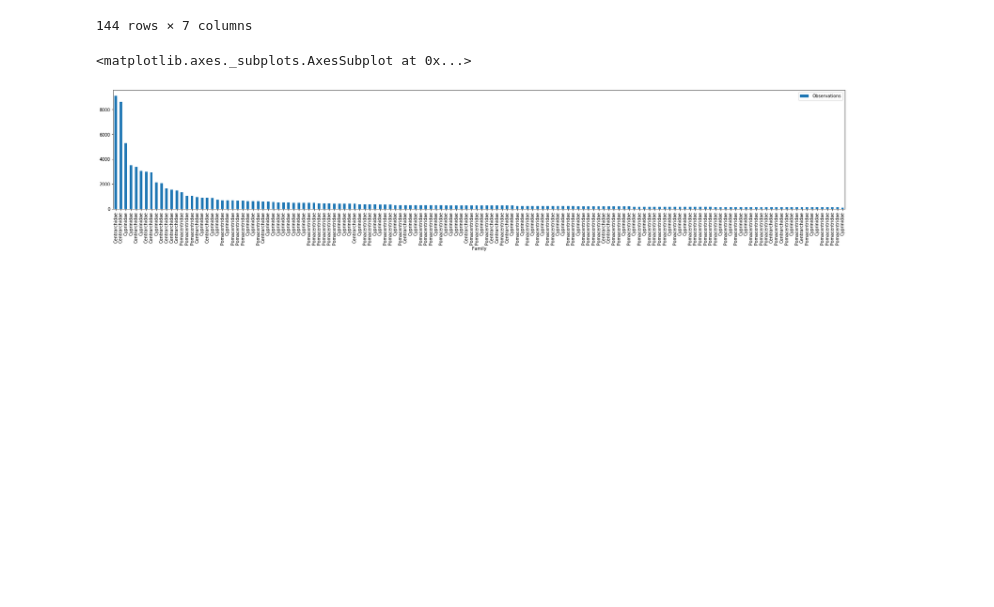
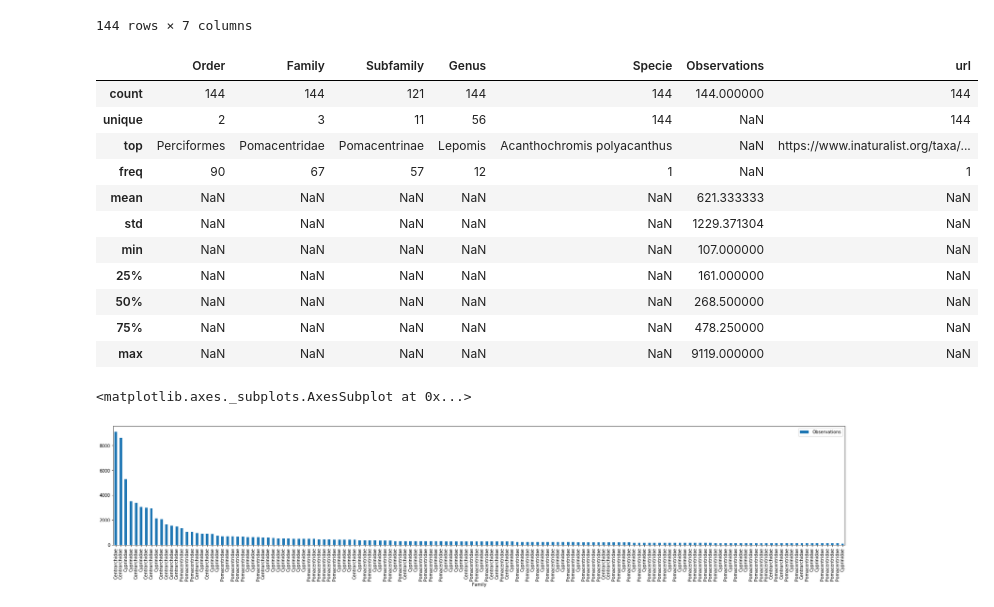
Before and after one commit to jossalgon/Fishly-Hierarchical-image-classification, a Jupyter notebook: analysis-inaturalist.ipynb, the cells around one changed output. Cells and saved outputs as stored; diff of their text form; code cells hidden in the pictures; blank space fills up the shorter version.

```diff
--- a/analysis-inaturalist.ipynb
+++ b/analysis-inaturalist.ipynb
@@ -165,6 +181,21 @@ df_selected
 | 20428 | Perciformes | Pomacentridae | Pomacentrinae | Amblyglyphidodon | Amblyglyphidodon leucogaster | 108 | https://www.inaturalist.org/taxa/... |
 | 4911 | Cypriniformes | Cyprinidae | Barbinae | Barbus | Barbus barbus | 107 | https://www.inaturalist.org/taxa/... |
 144 rows × 7 columns
+# %%
+df_selected.describe(include='all')
+# %% [output]
+|  | Order | Family | Subfamily | Genus | Specie | Observations | url |
+| count | 144 | 144 | 121 | 144 | 144 | 144.000000 | 144 |
+| unique | 2 | 3 | 11 | 56 | 144 | NaN | 144 |
+| top | Perciformes | Pomacentridae | Pomacentrinae | Lepomis | Acanthochromis polyacanthus | NaN | https://www.inaturalist.org/taxa/... |
+| freq | 90 | 67 | 57 | 12 | 1 | NaN | 1 |
+| mean | NaN | NaN | NaN | NaN | NaN | 621.333333 | NaN |
+| std | NaN | NaN | NaN | NaN | NaN | 1229.371304 | NaN |
+| min | NaN | NaN | NaN | NaN | NaN | 107.000000 | NaN |
+| 25% | NaN | NaN | NaN | NaN | NaN | 161.000000 | NaN |
+| 50% | NaN | NaN | NaN | NaN | NaN | 268.500000 | NaN |
+| 75% | NaN | NaN | NaN | NaN | NaN | 478.250000 | NaN |
+| max | NaN | NaN | NaN | NaN | NaN | 9119.000000 | NaN |
 # %%
 df_selected.plot(x='Family', y='Observations', kind='bar', figsize=(30,5))
 # %% [output]
```
Also changed, not shown: parts of 4 cells of this notebook.
